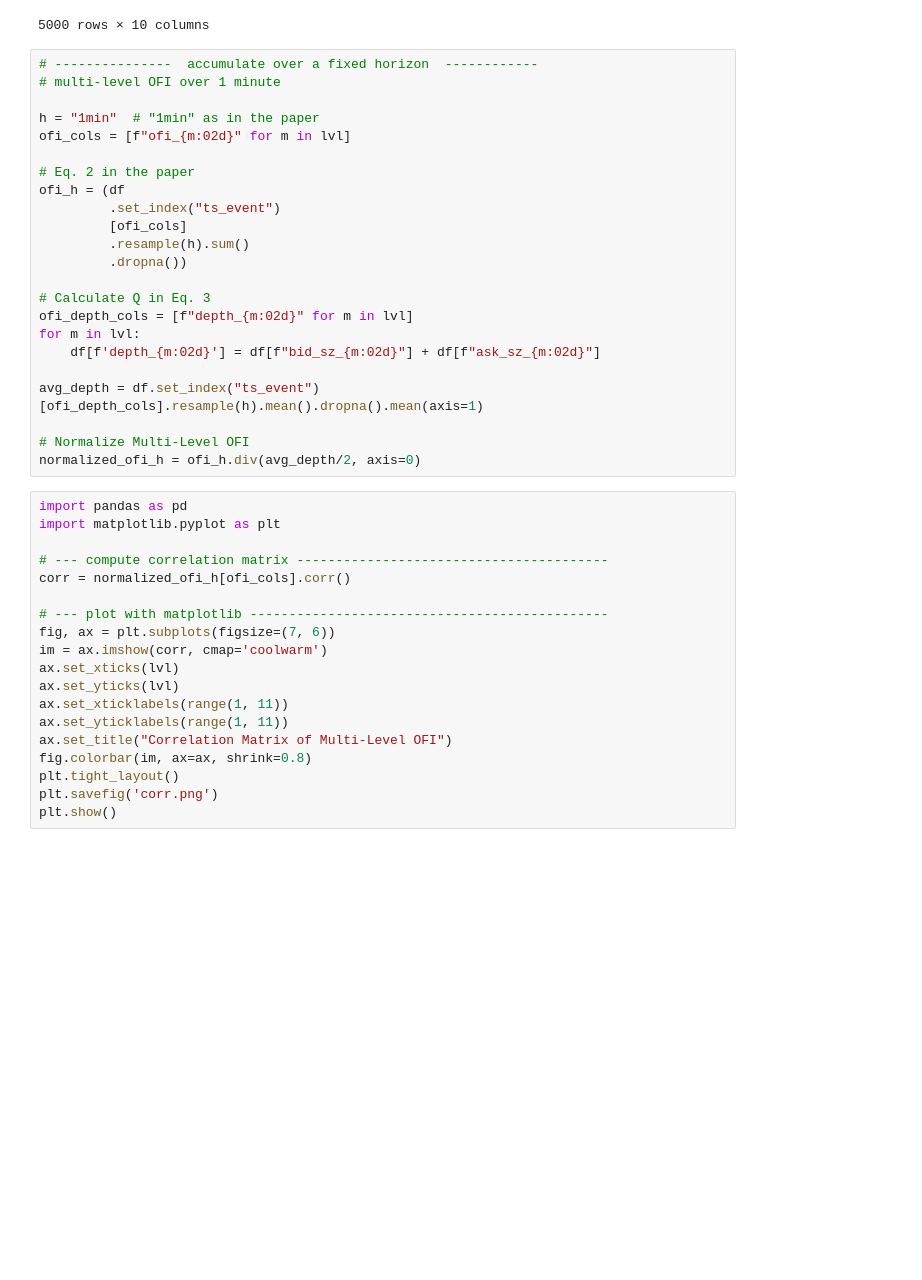
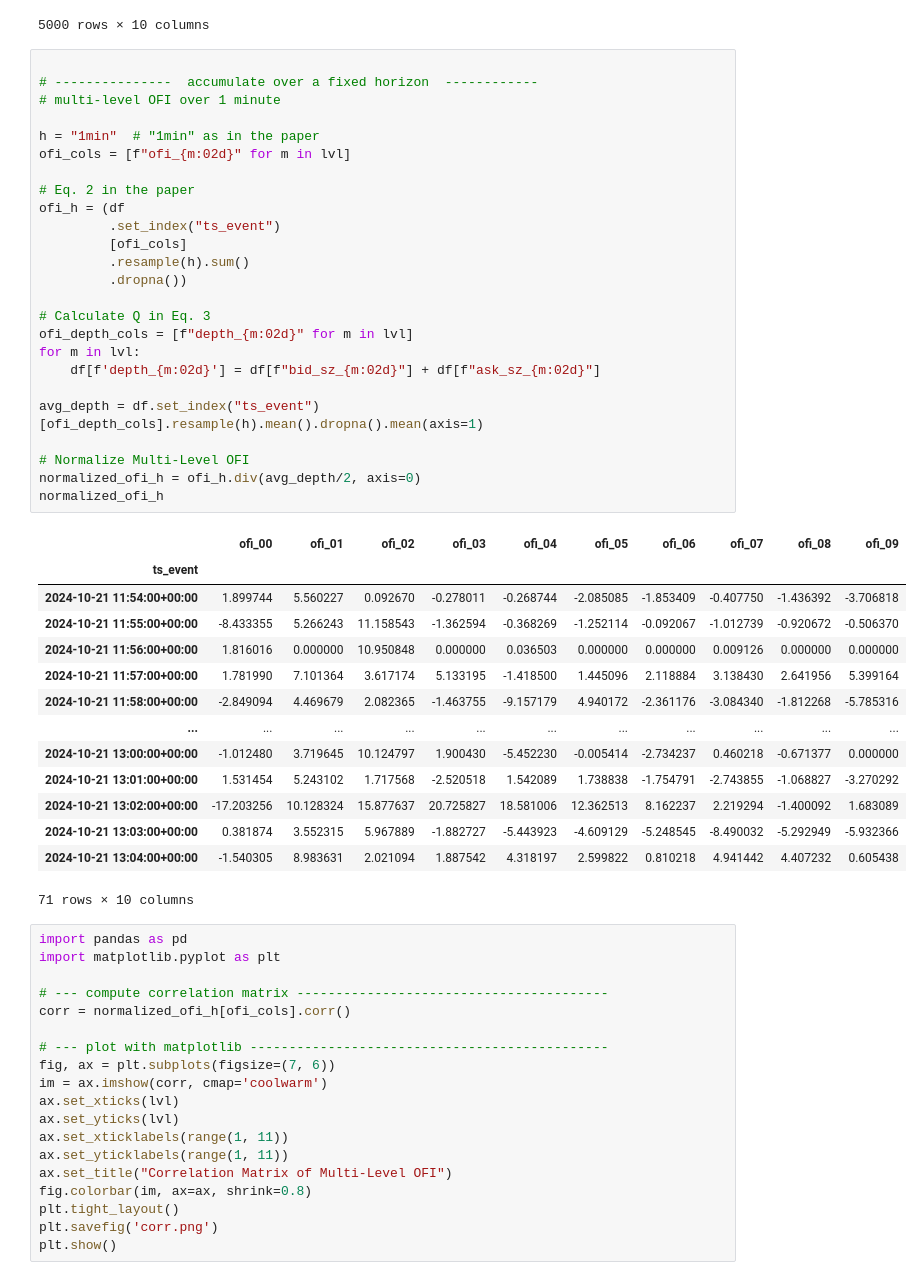
Before and after one commit to badnava-babak/Order-Flow-Imbalance, a Jupyter notebook: main.ipynb, the cells around one changed output. Saved outputs shown, nothing was run; the diff lists cells and outputs as text; blank space fills up the shorter version.

```diff
--- a/main.ipynb
+++ b/main.ipynb
@@ -95,28 +95,45 @@ df[[f"ofi_{m:02d}" for m in lvl]]
 | 4999 | 14.0 | 20.0 | 400.0 | 127.0 | 100.0 | 400.0 | 1.0 | 100.0 | 500.0 | 105.0 |
 5000 rows × 10 columns
 # %%
+
 # ---------------  accumulate over a fixed horizon  ------------
 # multi-level OFI over 1 minute
 
 h = "1min"  # "1min" as in the paper
 ofi_cols = [f"ofi_{m:02d}" for m in lvl]
 
 # Eq. 2 in the paper
 ofi_h = (df
          .set_index("ts_event")
          [ofi_cols]
          .resample(h).sum()
          .dropna())
 
 # Calculate Q in Eq. 3
 ofi_depth_cols = [f"depth_{m:02d}" for m in lvl]
 for m in lvl:
     df[f'depth_{m:02d}'] = df[f"bid_sz_{m:02d}"] + df[f"ask_sz_{m:02d}"]
 
 avg_depth = df.set_index("ts_event")[ofi_depth_cols].resample(h).mean().dropna().mean(axis=1)
 
 # Normalize Multi-Level OFI
 normalized_ofi_h = ofi_h.div(avg_depth/2, axis=0)
+normalized_ofi_h
+# %% [output]
+|  | ofi_00 | ofi_01 | ofi_02 | ofi_03 | ofi_04 | ofi_05 | ofi_06 | ofi_07 | ofi_08 | ofi_09 |
+| ts_event |  |  |  |  |  |  |  |  |  |  |
+| 2024-10-21 11:54:00+00:00 | 1.899744 | 5.560227 | 0.092670 | -0.278011 | -0.268744 | -2.085085 | -1.853409 | -0.407750 | -1.436392 | -3.706818 |
+| 2024-10-21 11:55:00+00:00 | -8.433355 | 5.266243 | 11.158543 | -1.362594 | -0.368269 | -1.252114 | -0.092067 | -1.012739 | -0.920672 | -0.506370 |
+| 2024-10-21 11:56:00+00:00 | 1.816016 | 0.000000 | 10.950848 | 0.000000 | 0.036503 | 0.000000 | 0.000000 | 0.009126 | 0.000000 | 0.000000 |
+| 2024-10-21 11:57:00+00:00 | 1.781990 | 7.101364 | 3.617174 | 5.133195 | -1.418500 | 1.445096 | 2.118884 | 3.138430 | 2.641956 | 5.399164 |
+| 2024-10-21 11:58:00+00:00 | -2.849094 | 4.469679 | 2.082365 | -1.463755 | -9.157179 | 4.940172 | -2.361176 | -3.084340 | -1.812268 | -5.785316 |
+| ... | ... | ... | ... | ... | ... | ... | ... | ... | ... | ... |
+| 2024-10-21 13:00:00+00:00 | -1.012480 | 3.719645 | 10.124797 | 1.900430 | -5.452230 | -0.005414 | -2.734237 | 0.460218 | -0.671377 | 0.000000 |
+| 2024-10-21 13:01:00+00:00 | 1.531454 | 5.243102 | 1.717568 | -2.520518 | 1.542089 | 1.738838 | -1.754791 | -2.743855 | -1.068827 | -3.270292 |
+| 2024-10-21 13:02:00+00:00 | -17.203256 | 10.128324 | 15.877637 | 20.725827 | 18.581006 | 12.362513 | 8.162237 | 2.219294 | -1.400092 | 1.683089 |
+| 2024-10-21 13:03:00+00:00 | 0.381874 | 3.552315 | 5.967889 | -1.882727 | -5.443923 | -4.609129 | -5.248545 | -8.490032 | -5.292949 | -5.932366 |
+| 2024-10-21 13:04:00+00:00 | -1.540305 | 8.983631 | 2.021094 | 1.887542 | 4.318197 | 2.599822 | 0.810218 | 4.941442 | 4.407232 | 0.605438 |
+71 rows × 10 columns
 # %%
 import pandas as pd
 import matplotlib.pyplot as plt
```
Also changed, not shown: parts of 2 cells of this notebook, 1 other file.
